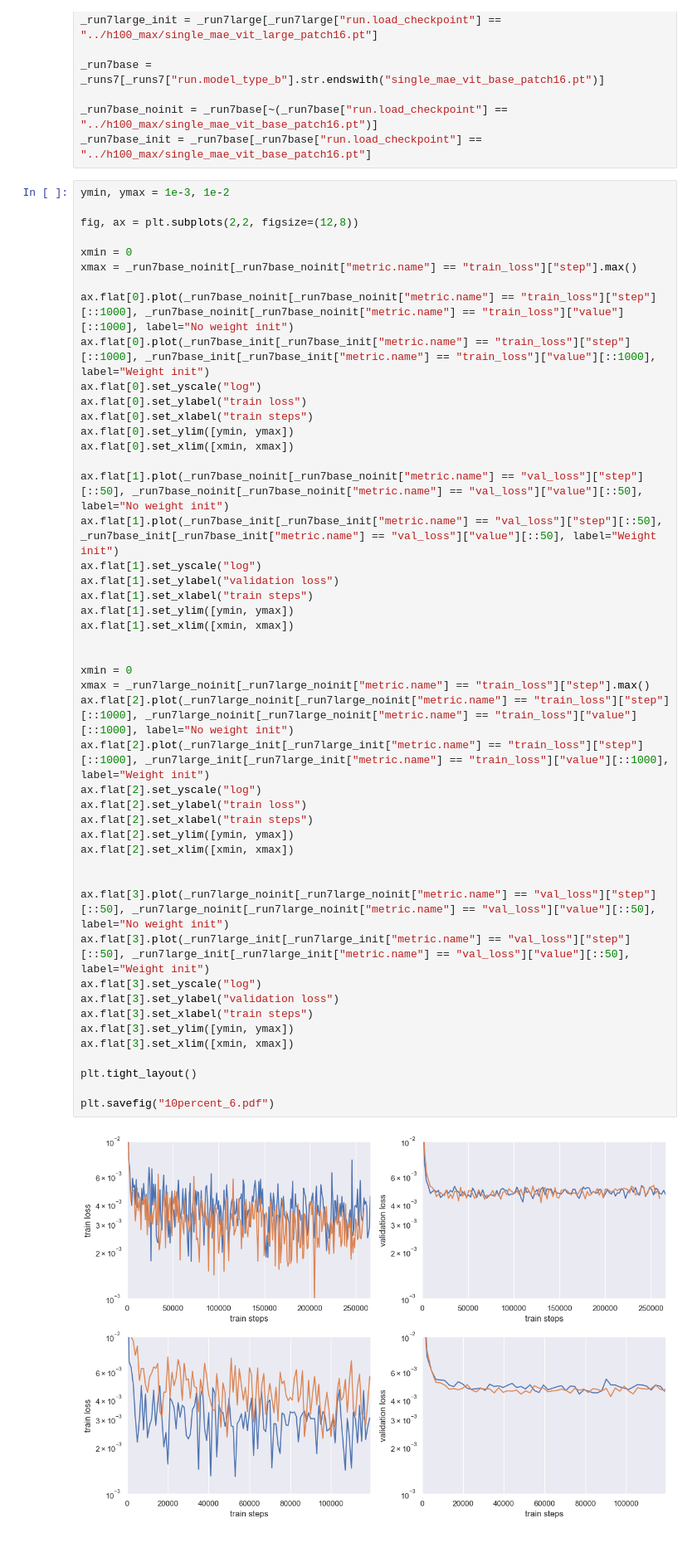
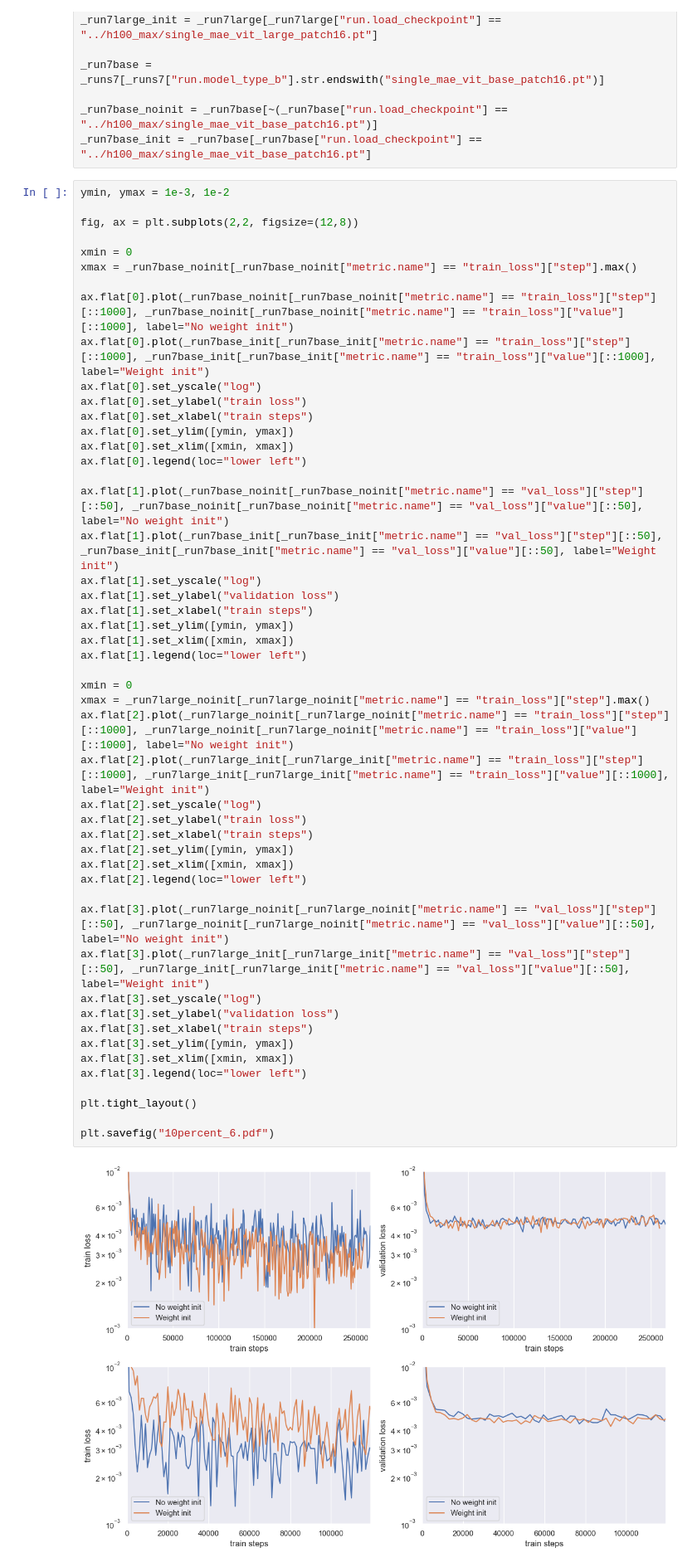
Before and after one commit to helalabcd/data_plots, a Jupyter notebook: LIM_estimator/10percent_6.ipynb, the cells around one changed output. Shown at 83% size. Drawn from its saved outputs; the diff is of its cells as text.

Commit message:
Add legends to the plots

```diff
--- a/LIM_estimator/10percent_6.ipynb
+++ b/LIM_estimator/10percent_6.ipynb
@@ -42,37 +42,39 @@ ax.flat[0].set_ylabel("train loss")
 ax.flat[0].set_xlabel("train steps")
 ax.flat[0].set_ylim([ymin, ymax])
 ax.flat[0].set_xlim([xmin, xmax])
+ax.flat[0].legend(loc="lower left")
 
 ax.flat[1].plot(_run7base_noinit[_run7base_noinit["metric.name"] == "val_loss"]["step"][::50], _run7base_noinit[_run7base_noinit["metric.name"] == "val_loss"]["value"][::50], label="No weight init")
 ax.flat[1].plot(_run7base_init[_run7base_init["metric.name"] == "val_loss"]["step"][::50], _run7base_init[_run7base_init["metric.name"] == "val_loss"]["value"][::50], label="Weight init")
 ax.flat[1].set_yscale("log")
 ax.flat[1].set_ylabel("validation loss")
 ax.flat[1].set_xlabel("train steps")
 ax.flat[1].set_ylim([ymin, ymax])
 ax.flat[1].set_xlim([xmin, xmax])
-
+ax.flat[1].legend(loc="lower left")
 
 xmin = 0
 xmax = _run7large_noinit[_run7large_noinit["metric.name"] == "train_loss"]["step"].max()
 ax.flat[2].plot(_run7large_noinit[_run7large_noinit["metric.name"] == "train_loss"]["step"][::1000], _run7large_noinit[_run7large_noinit["metric.name"] == "train_loss"]["value"][::1000], label="No weight init")
 ax.flat[2].plot(_run7large_init[_run7large_init["metric.name"] == "train_loss"]["step"][::1000], _run7large_init[_run7large_init["metric.name"] == "train_loss"]["value"][::1000], label="Weight init")
 ax.flat[2].set_yscale("log")
 ax.flat[2].set_ylabel("train loss")
 ax.flat[2].set_xlabel("train steps")
 ax.flat[2].set_ylim([ymin, ymax])
 ax.flat[2].set_xlim([xmin, xmax])
-
+ax.flat[2].legend(loc="lower left")
 
 ax.flat[3].plot(_run7large_noinit[_run7large_noinit["metric.name"] == "val_loss"]["step"][::50], _run7large_noinit[_run7large_noinit["metric.name"] == "val_loss"]["value"][::50], label="No weight init")
 ax.flat[3].plot(_run7large_init[_run7large_init["metric.name"] == "val_loss"]["step"][::50], _run7large_init[_run7large_init["metric.name"] == "val_loss"]["value"][::50], label="Weight init")
 ax.flat[3].set_yscale("log")
 ax.flat[3].set_ylabel("validation loss")
 ax.flat[3].set_xlabel("train steps")
 ax.flat[3].set_ylim([ymin, ymax])
 ax.flat[3].set_xlim([xmin, xmax])
+ax.flat[3].legend(loc="lower left")
 
 plt.tight_layout()
 
 plt.savefig("10percent_6.pdf")
 # %% [output]
-[figure, old version]
+[figure, new version]
```
Also changed, not shown: 7 other files.
